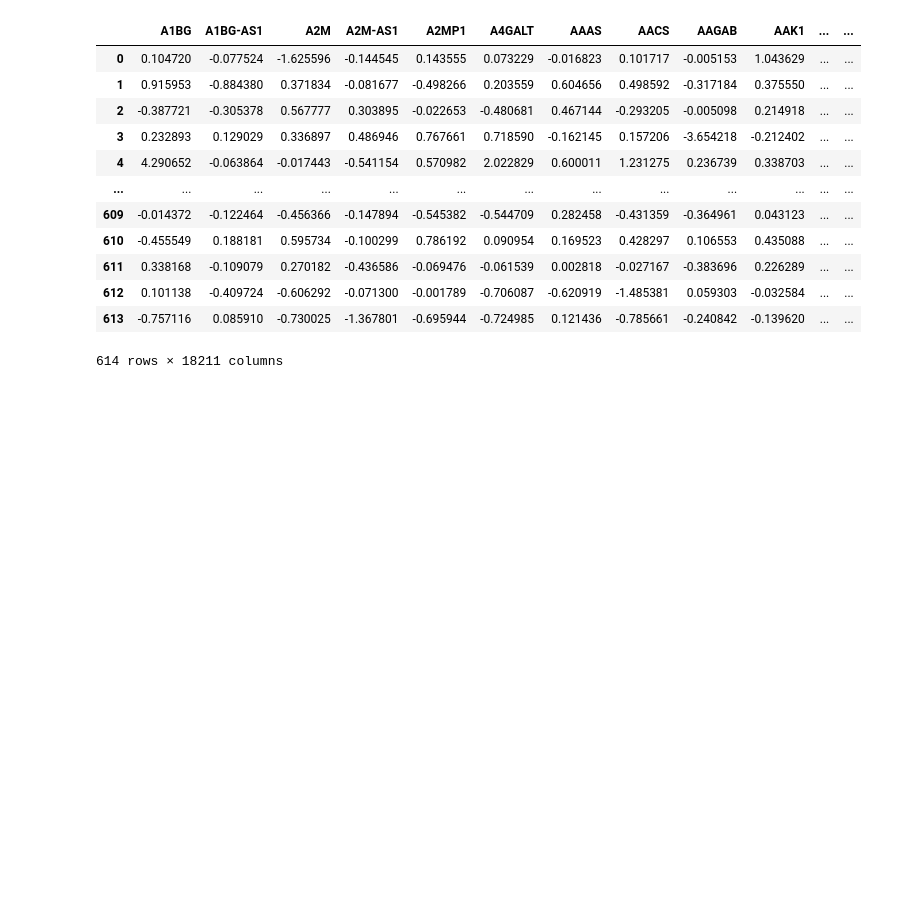
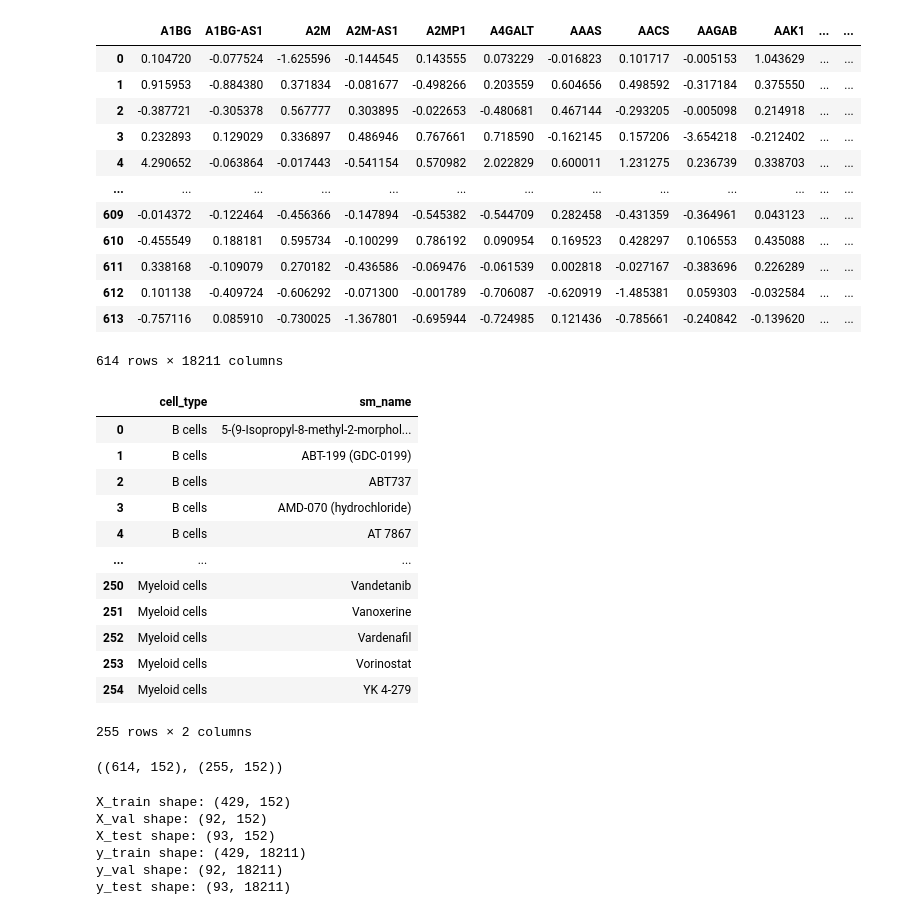
Before and after one commit to quang-m-nguyen/single_cell_perturbations, a Jupyter notebook: q-single-cell-pertubation.ipynb, the cells around one changed output. Cells and saved outputs as stored; diff of their text form; code cells hidden in the pictures; blank space fills up the shorter version.

Commit message:
Kaggle Notebook | Q Single Cell Pertubation | Version 2

```diff
--- a/q-single-cell-pertubation.ipynb
+++ b/q-single-cell-pertubation.ipynb
@@ -112,3 +116,20 @@ labels
 | 612 | 0.101138 | -0.409724 | -0.606292 | -0.071300 | -0.001789 | -0.706087 | -0.620919 | -1.485381 | 0.059303 | -0.032584 | ... | ... |
 | 613 | -0.757116 | 0.085910 | -0.730025 | -1.367801 | -0.695944 | -0.724985 | 0.121436 | -0.785661 | -0.240842 | -0.139620 | ... | ... |
 614 rows × 18211 columns
+# %%
+test_data = pd.DataFrame(id_map, columns=features_columns)
+test_data
+# %% [output]
+|  | cell_type | sm_name |
+| 0 | B cells | 5-(9-Isopropyl-8-methyl-2-morphol... |
+| 1 | B cells | ABT-199 (GDC-0199) |
+| 2 | B cells | ABT737 |
+| 3 | B cells | AMD-070 (hydrochloride) |
+| 4 | B cells | AT 7867 |
+| ... | ... | ... |
+| 250 | Myeloid cells | Vandetanib |
+| 251 | Myeloid cells | Vanoxerine |
+| 252 | Myeloid cells | Vardenafil |
+| 253 | Myeloid cells | Vorinostat |
+| 254 | Myeloid cells | YK 4-279 |
+255 rows × 2 columns
@@ -114,0 +150,4 @@ labels
+# %%
+one_hot_encode_features.toarray().shape, one_hot_test.toarray().shape
+# %% [output]
+((614, 152), (255, 152))
@@ -114,0 +160,14 @@ labels
+# %%
+print("X_train shape:", X_train.shape)
+print("X_val shape:", X_val.shape)
+print("X_test shape:", X_test.shape)
+print("y_train shape:", y_train.shape)
+print("y_val shape:", y_val.shape)
+print("y_test shape:", y_test.shape)
+# %% [output]
+X_train shape: (429, 152)
+X_val shape: (92, 152)
+X_test shape: (93, 152)
+y_train shape: (429, 18211)
+y_val shape: (92, 18211)
+y_test shape: (93, 18211)
```
Also changed, not shown: parts of 13 cells of this notebook.
